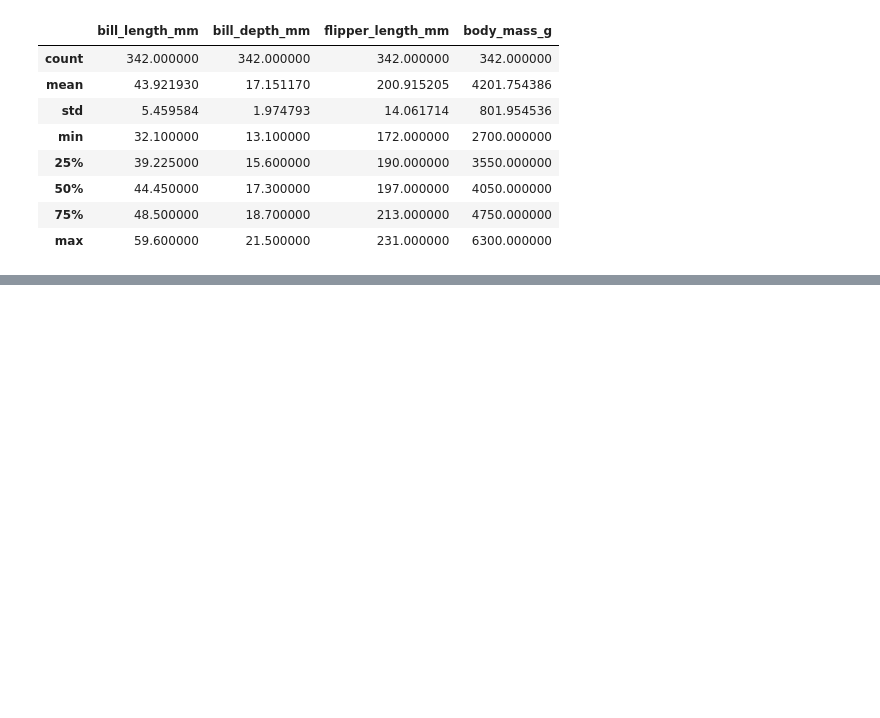
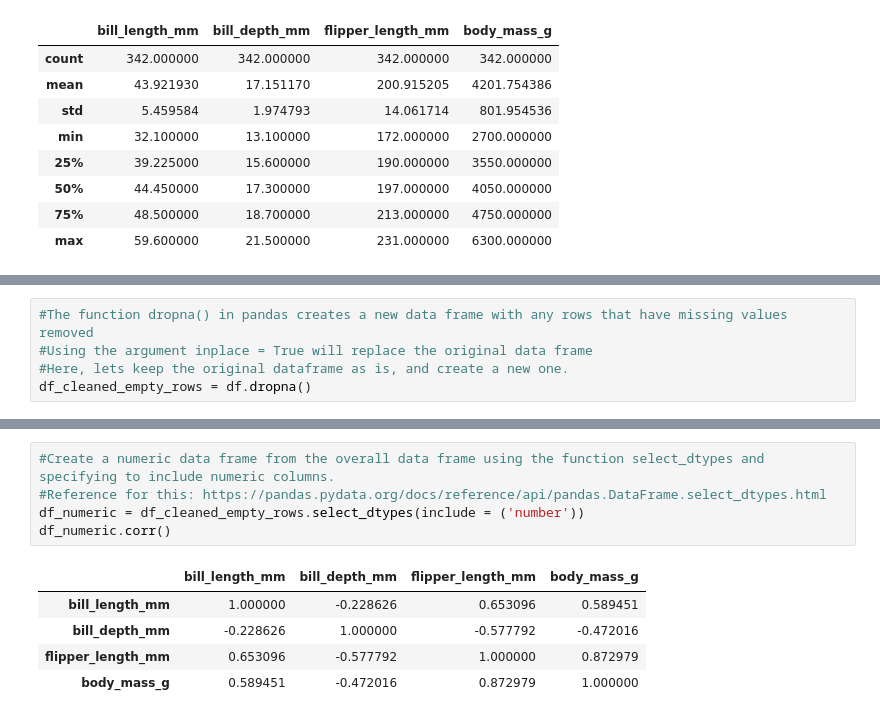
Before and after one commit to a-o-connor/palmerpenguins_data_analytics, a Jupyter notebook: palmerpenguinsanalysis.ipynb, the cells around one changed output, grey strips where cells are left out. Cells and saved outputs as stored; diff of their text form; blank space fills up the shorter version.

```diff
--- a/palmerpenguinsanalysis.ipynb
+++ b/palmerpenguinsanalysis.ipynb
@@ -58,0 +89,5 @@ df.describe()
+# %%
+#The function dropna() in pandas creates a new data frame with any rows that have missing values removed
+#Using the argument inplace = True will replace the original data frame
+#Here, lets keep the original dataframe as is, and create a new one.
+df_cleaned_empty_rows = df.dropna()
@@ -58,0 +118,11 @@ df.describe()
+# %%
+#Create a numeric data frame from the overall data frame using the function select_dtypes and specifying to include numeric columns.
+#Reference for this: https://pandas.pydata.org/docs/reference/api/pandas.DataFrame.select_dtypes.html
+df_numeric = df_cleaned_empty_rows.select_dtypes(include = ('number'))
+df_numeric.corr()
+# %% [output]
+|  | bill_length_mm | bill_depth_mm | flipper_length_mm | body_mass_g |
+| bill_length_mm | 1.000000 | -0.228626 | 0.653096 | 0.589451 |
+| bill_depth_mm | -0.228626 | 1.000000 | -0.577792 | -0.472016 |
+| flipper_length_mm | 0.653096 | -0.577792 | 1.000000 | 0.872979 |
+| body_mass_g | 0.589451 | -0.472016 | 0.872979 | 1.000000 |
```
Also changed, not shown: parts of 11 cells of this notebook, 1 other file.
